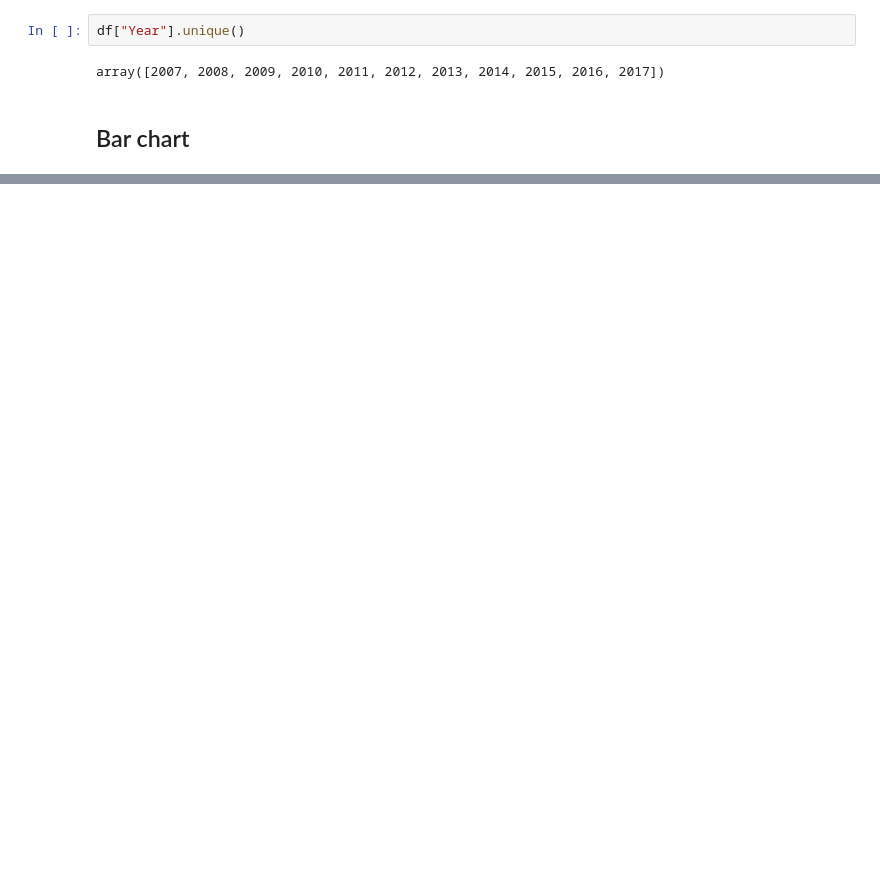
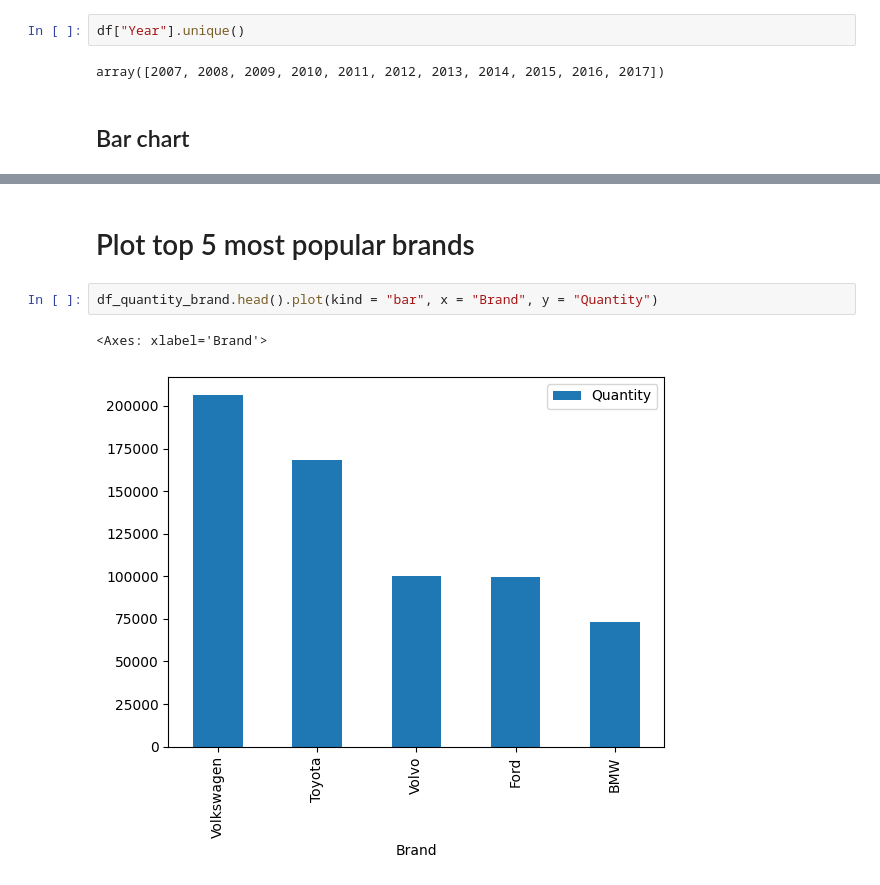
Before and after one commit to ebt35/data_visualization_eyoub_beraki_de24, a Jupyter notebook: code_alongs/02_matplotlib_line_bar/matplotlib_line_bar.ipynb, the cells around one changed output, grey strips where cells are left out. Drawn from its saved outputs; the diff is of its cells as text; blank space fills up the shorter version.

```diff
--- a/code_alongs/02_matplotlib_line_bar/matplotlib_line_bar.ipynb
+++ b/code_alongs/02_matplotlib_line_bar/matplotlib_line_bar.ipynb
@@ -106,0 +112,7 @@ ax = df_quantity_make.plot(kind="bar", x="Make", y="Quantity", title = "Cars sol
+# %% [markdown]
+# Plot top 5 most popular brands
+# %%
+df_quantity_brand.head().plot(kind = "bar", x = "Brand", y = "Quantity")
+# %% [output]
+<Axes: xlabel='Brand'>
+[figure, added]
```
Also changed, not shown: parts of 10 cells of this notebook, 2 other files.
